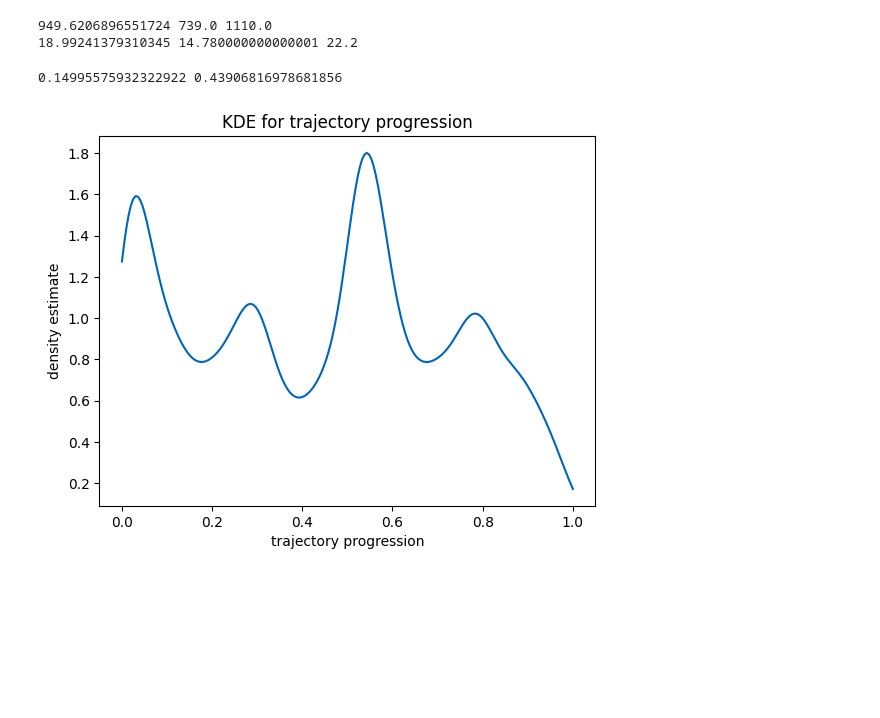
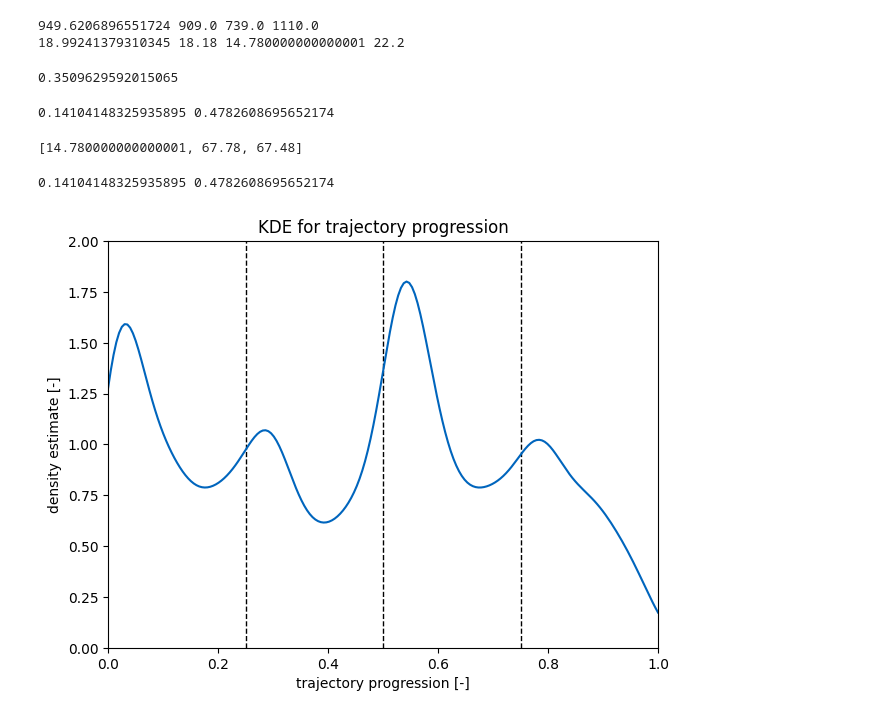
Before and after one commit to svrc-jan/master-thesis, a Jupyter notebook: tools/log_stats.ipynb, the cells around one changed output. Cells and saved outputs as stored; diff of their text form; code cells hidden in the pictures; blank space fills up the shorter version.

Commit message:
plots thrusday

```diff
--- a/tools/log_stats.ipynb
+++ b/tools/log_stats.ipynb
@@ -33,29 +33,64 @@ for log in glob.glob(f'{logs_folder}/*.log'):
 	logs.append(get_traj(log))
 # %%
 a = [len(s) for s, u in logs if len(s) > 0]
-print(np.mean(a), np.quantile(a, 0.25), np.quantile(a, 0.75))
-print(np.mean(a)*0.02, np.quantile(a, 0.25)*0.02, np.quantile(a, 0.75)*0.02)
+print(np.mean(a), np.median(a), np.quantile(a, 0.25), np.quantile(a, 0.75))
+print(np.mean(a)*0.02, np.median(a)*0.02, np.quantile(a, 0.25)*0.02, np.quantile(a, 0.75)*0.02)
 # %% [output]
-949.6206896551724 739.0 1110.0
-18.99241379310345 14.780000000000001 22.2
+949.6206896551724 909.0 739.0 1110.0
+18.99241379310345 18.18 14.780000000000001 22.2
+# %%
+delta = []
+
+for s, _ in logs:
+	delta.append(s[1:,:] - s[:-1,:])
+
+delta = np.concatenate(delta, axis=0)
+
+dt = 0.02
+speed = np.linalg.norm(delta[:, :3], axis=1)/dt
+
+
+print(np.median(speed))
+# %% [output]
+0.3509629592015065
 # %%
 d, u, i = np.loadtxt('../data/match_traj.csv', delimiter=',')
 i = i/np.max(i)
 
 
-print(np.mean(d), np.mean(i))
+print(np.median(d), np.median(i))
 # %% [output]
-0.14995575932322922 0.43906816978681856
+0.14104148325935895 0.4782608695652174
+# %%
+select_logs = []
+for log in ['../logs_square/002.log', '../logs/mpc6/circle1_1.log', '../logs/mpc5/big_square1_2.log']:
+	select_logs.append(get_traj(log))
+
+print([len(s)*0.02 for s, _ in select_logs])
+# %% [output]
+[14.780000000000001, 67.78, 67.48]
 # %%
+d, u, i = np.loadtxt('../data/match_traj.csv', delimiter=',')
+i = i/np.max(i)
+
+
+print(np.median(d), np.median(i))
+
 density = stats.kde.gaussian_kde(i)
 t = np.linspace(0, 1, 200)
 
 cvut_blue = (0/255, 101/255, 189/255)
 
+plt.vlines([0.25, 0.5, 0.75], 0, 2, colors='black', linestyles='dashed', linewidth=1)
 plt.plot(t, density(t), c=cvut_blue)
-plt.xlabel('trajectory progression')
-plt.ylabel('density estimate')
+
+plt.xlabel('trajectory progression [-]')
+plt.ylabel('density estimate [-]')
+plt.tight_layout()
+plt.ylim([0, 2])
+plt.xlim([0, 1])
 plt.title('KDE for trajectory progression')
 plt.savefig('../plots/density_prog.pdf', bbox_inches="tight")
 # %% [output]
+0.14104148325935895 0.4782608695652174
-[figure, old version]
+[figure, new version]
```
Also changed, not shown: 8 other files.
